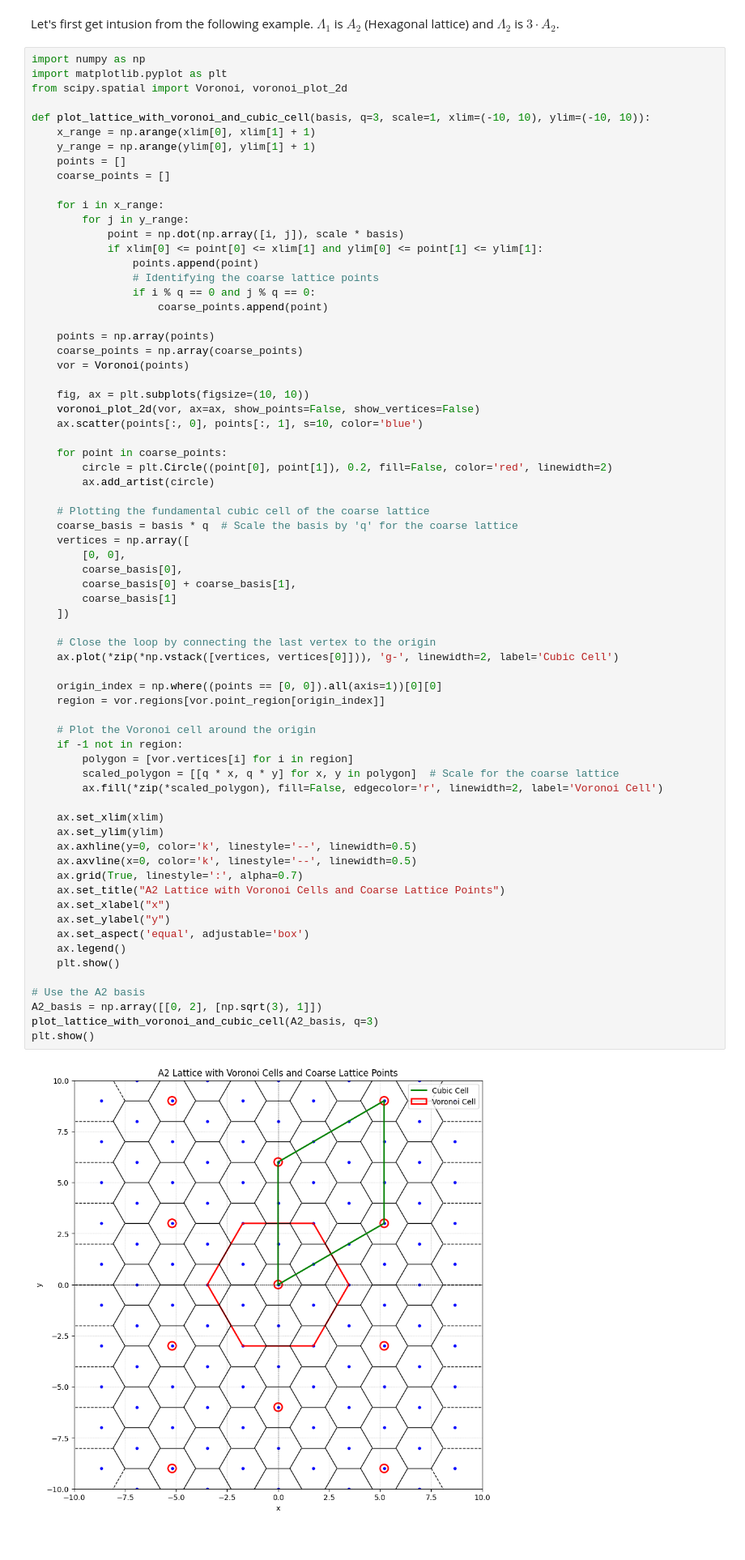
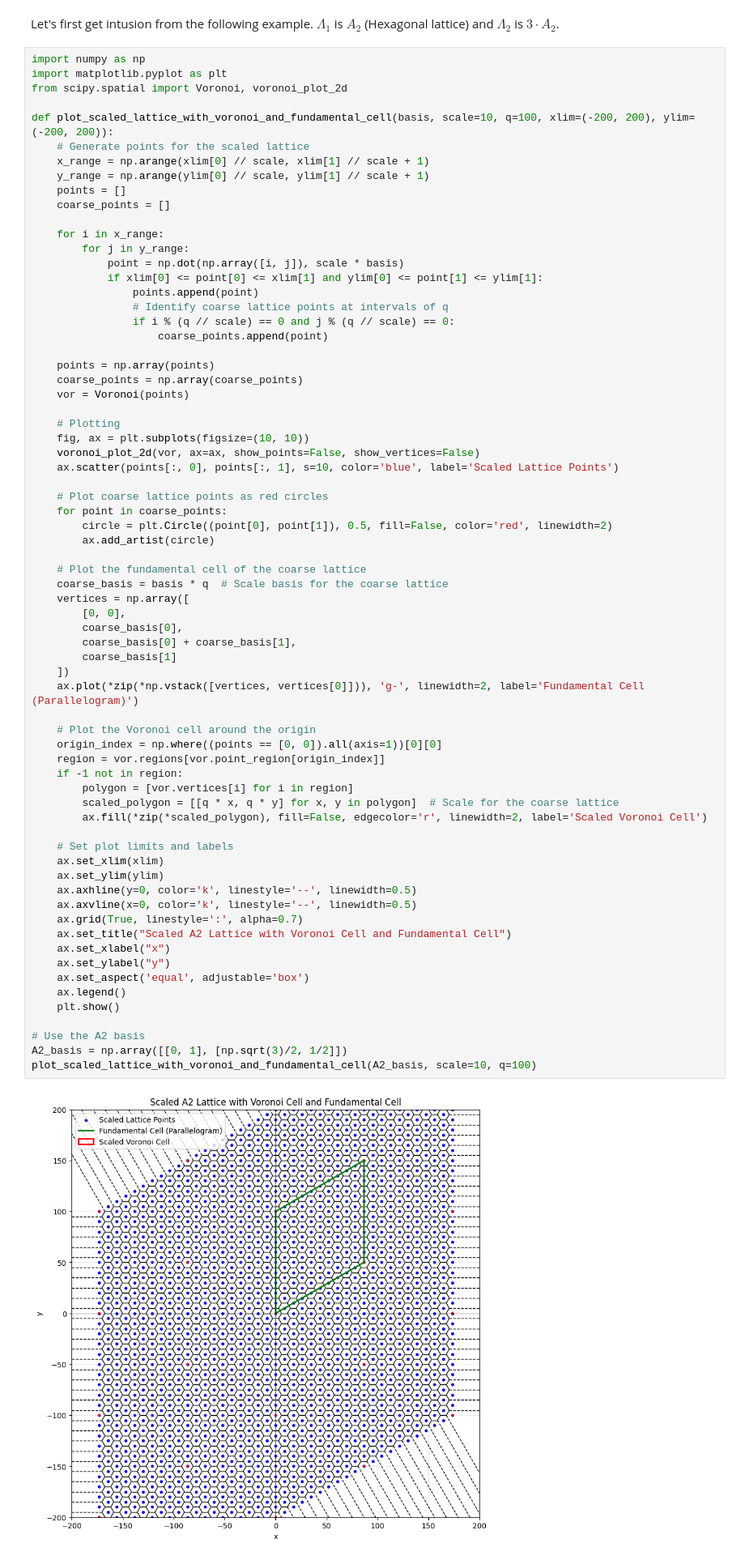
Before and after one commit to mlsquare/gemvq, a Jupyter notebook: Lattice Visualizations/notebooks/nn_quantizer.ipynb, the cells around one changed output. Shown at 81% size. Cells and saved outputs as stored; diff of their text form.

```diff
--- a/Lattice Visualizations/notebooks/nn_quantizer.ipynb
+++ b/Lattice Visualizations/notebooks/nn_quantizer.ipynb
@@ -20,9 +20,10 @@ import numpy as np
 import matplotlib.pyplot as plt
 from scipy.spatial import Voronoi, voronoi_plot_2d
 
-def plot_lattice_with_voronoi_and_cubic_cell(basis, q=3, scale=1, xlim=(-10, 10), ylim=(-10, 10)):
-    x_range = np.arange(xlim[0], xlim[1] + 1)
-    y_range = np.arange(ylim[0], ylim[1] + 1)
+def plot_scaled_lattice_with_voronoi_and_fundamental_cell(basis, scale=10, q=100, xlim=(-200, 200), ylim=(-200, 200)):
+    # Generate points for the scaled lattice
+    x_range = np.arange(xlim[0] // scale, xlim[1] // scale + 1)
+    y_range = np.arange(ylim[0] // scale, ylim[1] // scale + 1)
     points = []
     coarse_points = []
 
@@ -31,61 +32,60 @@ def plot_lattice_with_voronoi_and_cubic_cell(basis, q=3, scale=1, xlim=(-10, 10)
             point = np.dot(np.array([i, j]), scale * basis)
             if xlim[0] <= point[0] <= xlim[1] and ylim[0] <= point[1] <= ylim[1]:
                 points.append(point)
-                # Identifying the coarse lattice points
-                if i % q == 0 and j % q == 0:
+                # Identify coarse lattice points at intervals of q
+                if i % (q // scale) == 0 and j % (q // scale) == 0:
                     coarse_points.append(point)
 
     points = np.array(points)
     coarse_points = np.array(coarse_points)
     vor = Voronoi(points)
 
+    # Plotting
     fig, ax = plt.subplots(figsize=(10, 10))
     voronoi_plot_2d(vor, ax=ax, show_points=False, show_vertices=False)
-    ax.scatter(points[:, 0], points[:, 1], s=10, color='blue')
+    ax.scatter(points[:, 0], points[:, 1], s=10, color='blue', label='Scaled Lattice Points')
 
+    # Plot coarse lattice points as red circles
     for point in coarse_points:
-        circle = plt.Circle((point[0], point[1]), 0.2, fill=False, color='red', linewidth=2)
+        circle = plt.Circle((point[0], point[1]), 0.5, fill=False, color='red', linewidth=2)
         ax.add_artist(circle)
 
-    # Plotting the fundamental cubic cell of the coarse lattice
-    coarse_basis = basis * q  # Scale the basis by 'q' for the coarse lattice
+    # Plot the fundamental cell of the coarse lattice
+    coarse_basis = basis * q  # Scale basis for the coarse lattice
     vertices = np.array([
         [0, 0],
         coarse_basis[0],
         coarse_basis[0] + coarse_basis[1],
         coarse_basis[1]
     ])
+    ax.plot(*zip(*np.vstack([vertices, vertices[0]])), 'g-', linewidth=2, label='Fundamental Cell (Parallelogram)')
 
-    # Close the loop by connecting the last vertex to the origin
-    ax.plot(*zip(*np.vstack([vertices, vertices[0]])), 'g-', linewidth=2, label='Cubic Cell')
-
+    # Plot the Voronoi cell around the origin
     origin_index = np.where((points == [0, 0]).all(axis=1))[0][0]
     region = vor.regions[vor.point_region[origin_index]]
-
-    # Plot the Voronoi cell around the origin
     if -1 not in region:
         polygon = [vor.vertices[i] for i in region]
         scaled_polygon = [[q * x, q * y] for x, y in polygon]  # Scale for the coarse lattice
-        ax.fill(*zip(*scaled_polygon), fill=False, edgecolor='r', linewidth=2, label='Voronoi Cell')
+        ax.fill(*zip(*scaled_polygon), fill=False, edgecolor='r', linewidth=2, label='Scaled Voronoi Cell')
 
+    # Set plot limits and labels
     ax.set_xlim(xlim)
     ax.set_ylim(ylim)
     ax.axhline(y=0, color='k', linestyle='--', linewidth=0.5)
     ax.axvline(x=0, color='k', linestyle='--', linewidth=0.5)
     ax.grid(True, linestyle=':', alpha=0.7)
-    ax.set_title("A2 Lattice with Voronoi Cells and Coarse Lattice Points")
+    ax.set_title("Scaled A2 Lattice with Voronoi Cell and Fundamental Cell")
     ax.set_xlabel("x")
     ax.set_ylabel("y")
     ax.set_aspect('equal', adjustable='box')
     ax.legend()
     plt.show()
 
 # Use the A2 basis
-A2_basis = np.array([[0, 2], [np.sqrt(3), 1]])
-plot_lattice_with_voronoi_and_cubic_cell(A2_basis, q=3)
-plt.show()
+A2_basis = np.array([[0, 1], [np.sqrt(3)/2, 1/2]])
+plot_scaled_lattice_with_voronoi_and_fundamental_cell(A2_basis, scale=10, q=100)
 # %% [output]
-[figure, old version]
+[figure, new version]
 # %% [markdown]
 In this setting, we wish to represent the amount of fine lattice points in the Voronoi cell of the coarse lattice using bits.
 
```
Also changed, not shown: parts of 2 cells of this notebook, 6 other files.
